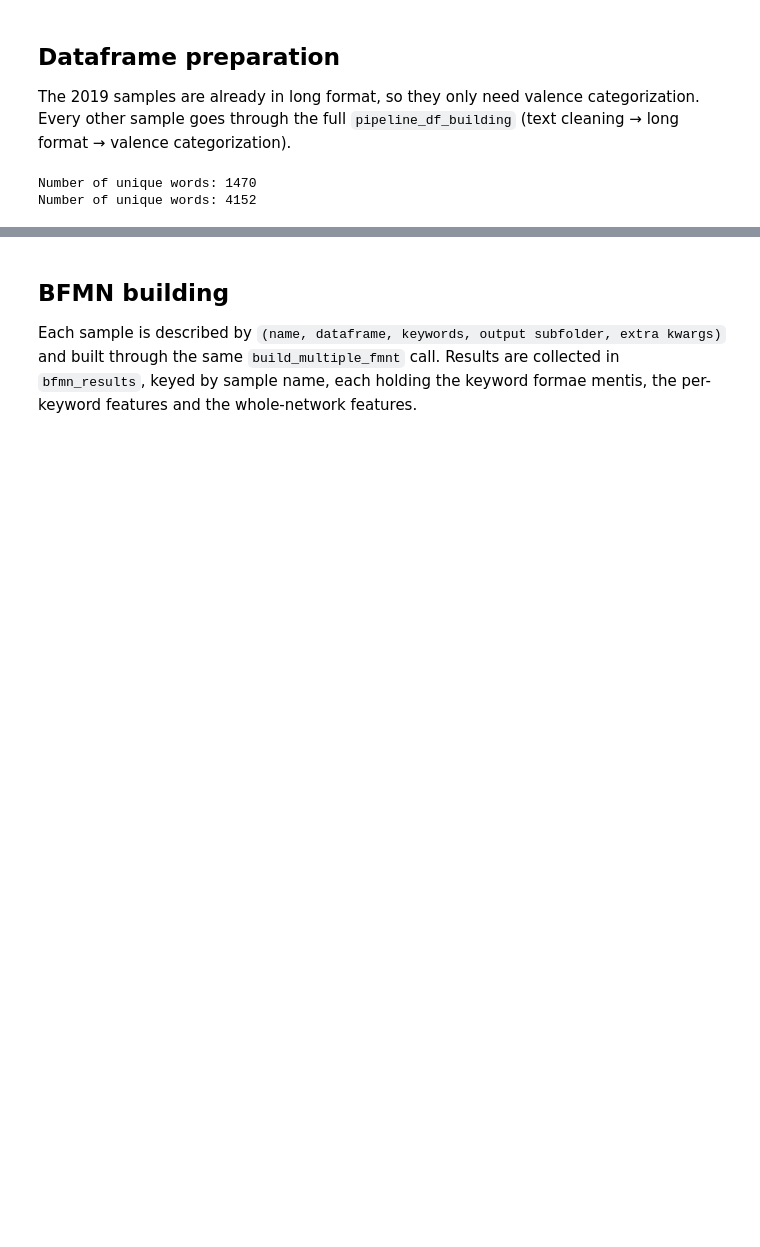
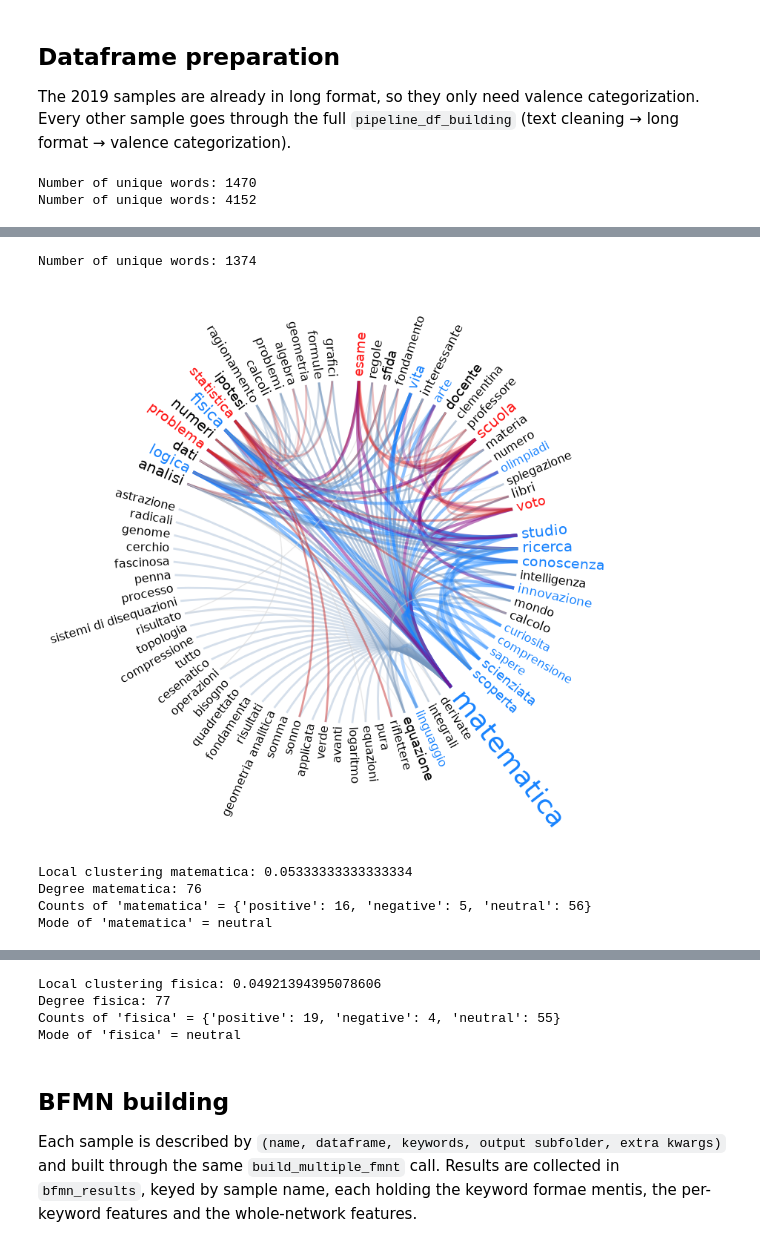
Before and after one commit to emmafranchino/cognoscolab, a Jupyter notebook: rassereno/notebooks/bfmn_rassereno.ipynb, the cells around one changed output, grey strips where cells are left out. Saved outputs shown, nothing was run; the diff lists cells and outputs as text; code cells hidden in the pictures; blank space fills up the shorter version.

Commit message:
new data physics students Lecce

```diff
--- a/rassereno/notebooks/bfmn_rassereno.ipynb
+++ b/rassereno/notebooks/bfmn_rassereno.ipynb
@@ -41,6 +41,12 @@ experts_2019 = read_formatting("experts_2019/associations_valence_experts_2019.c
 students_2019 = read_formatting("students_2019/associations_valence_students_2019.csv")
 physics_2025 = read_formatting("physics_2025/associations_valence_fisica.csv")
 physics_gpt_oss = read_formatting("gpt_oss/associations_valence_physics.csv")
+all_qualtrics = read_formatting(
+    "all_students_2025/associations_valence_task_qualtrics.csv"
+)
+physics_lecce = all_qualtrics[
+    all_qualtrics["participant_id"].str.startswith("fisica_lecce")
+]
 
 # anxiety-split raw files
 psychology_high_anx = read_split("all_psychology_students/high_anx.csv")
@@ -109,0 +103,14 @@ Number of unique words: 3582
+# %%
+df_fisica_lecce = pipeline_df_building(physics_lecce)
+# %% [output]
+Number of unique words: 1374
+# %%
+fmnts, features_keyword, features_tot = build_multiple_fmnt(
+    df_fisica_lecce, ["matematica", "fisica"], RESSERENO_ROOT, "fisica_lecce"
+)
+# %% [output]
+[figure, added]
+Local clustering matematica: 0.05333333333333334
+Degree matematica: 76
+Counts of 'matematica' = {'positive': 16, 'negative': 5, 'neutral': 56}
+Mode of 'matematica' = neutral
@@ -110,3 +118,7 @@ Number of unique words: 3582
+Local clustering fisica: 0.04921394395078606
+Degree fisica: 77
+Counts of 'fisica' = {'positive': 19, 'negative': 4, 'neutral': 55}
+Mode of 'fisica' = neutral
 # %% [markdown]
 ## BFMN building
 
```
Also changed, not shown: parts of 2 cells of this notebook, 6 other files.
